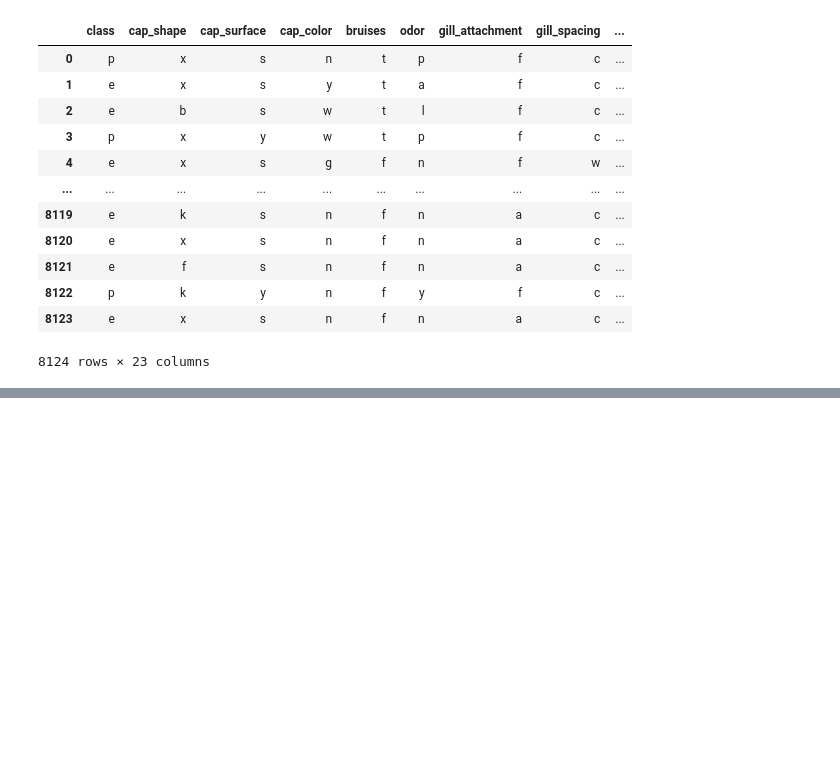
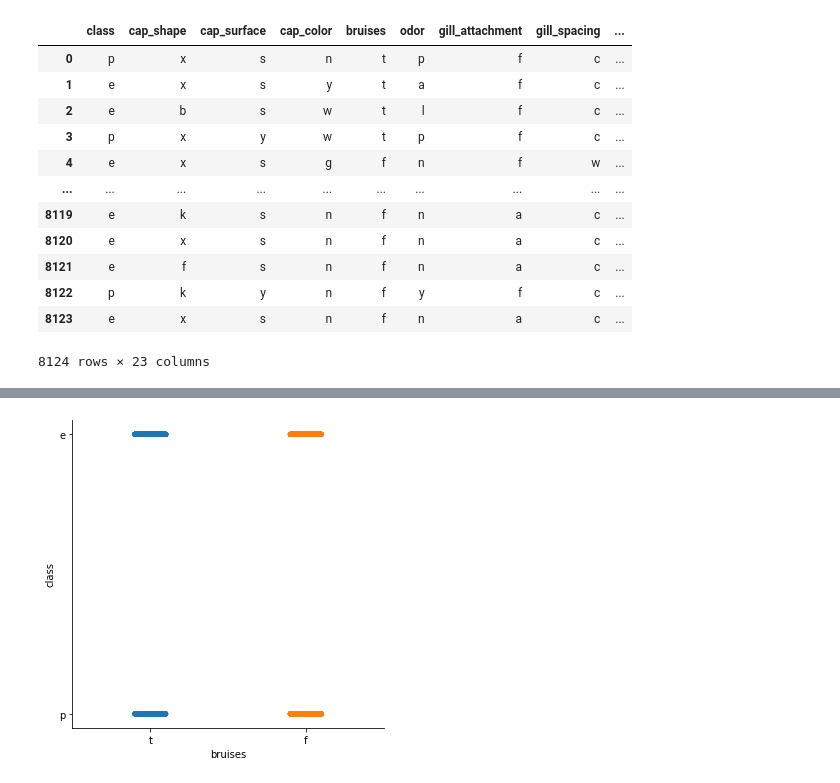
Before and after one commit to Mezuah4/mushroom_class, a Jupyter notebook: mushroom.ipynb, the cells around one changed output, grey strips where cells are left out. Cells and saved outputs as stored; diff of their text form; code cells hidden in the pictures; blank space fills up the shorter version.

```diff
--- a/mushroom.ipynb
+++ b/mushroom.ipynb
@@ -32,0 +57,6 @@ mush_df
+# %%
+# Bruises
+sns.catplot(data=mush_df, x='bruises', y='class')
+plt.show()
+# %% [output]
+[figure, added]
```
Also changed, not shown: parts of 23 cells of this notebook.
